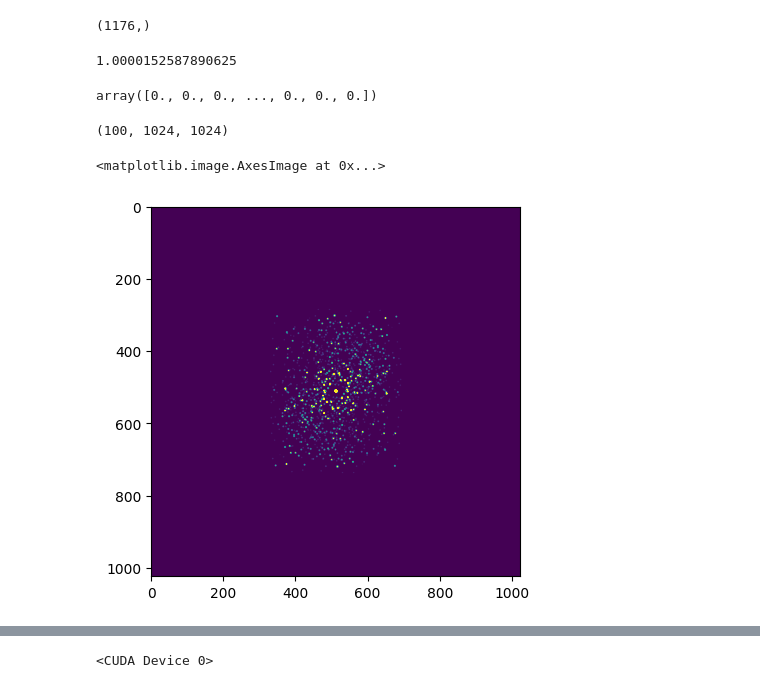
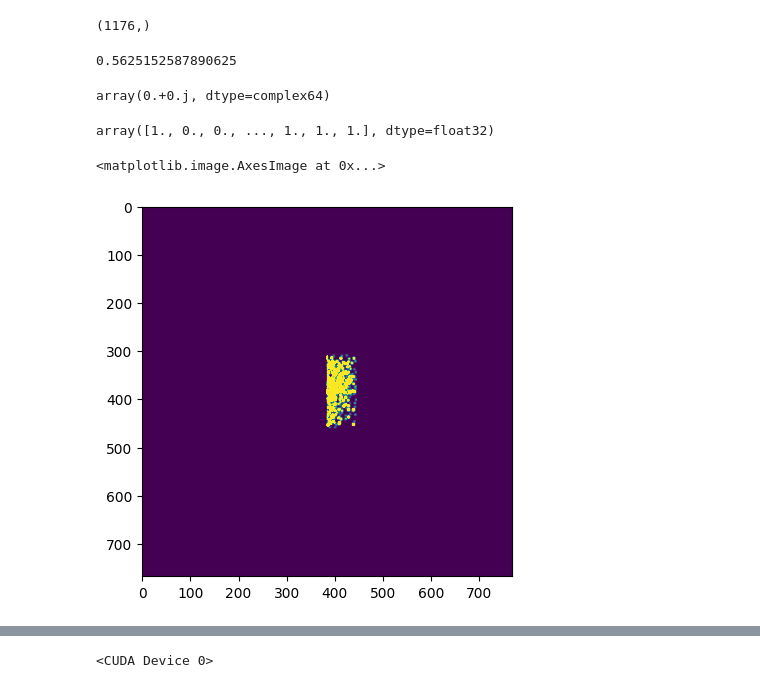
Before and after one commit to peijin94/FastMediumWell, a Jupyter notebook: griddingTest.ipynb, the cells around one changed output, grey strips where cells are left out. Saved outputs shown, nothing was run; the diff lists cells and outputs as text; code cells hidden in the pictures.

Commit message:
image better

```diff
--- a/griddingTest.ipynb
+++ b/griddingTest.ipynb
@@ -42,10 +45,10 @@ v_inp = uvw_this_scan[1,:]
 I_real = stokes_I_this_scan.real
 I_imag = stokes_I_this_scan.imag
 
-image_size = 512
-cell =  90 # asec
+image_size = 256
+cell =  60 # asec
 
-nx = np.int32(2*image_size)
+nx = np.int32(3*image_size)
 n_offset = np.int32((nx-image_size)/2)
 arc2rad = np.float32(np.pi / 180. / 3600.)
 
@@ -135,11 +139,4 @@ u_inp.shape
 import sys
 sys.getsizeof(d_grd.get())/8/1024/1024 # MB  per 256*256 complex64
 # %% [output]
-1.0000152587890625
+0.5625152587890625
-# %%
-batch_vis = 100
-
-# reorder the vis
-(uvw[0,:]).reshape(100,1176).T.flatten()
-# %% [output]
-array([0., 0., 0., ..., 0., 0., 0.])
@@ -175,4 +173,13 @@ griddingFunBatch = griddingSimple.get_function("SimpleGriddingBatch")
 # %%
 batch_vis
-d_flag = cupy.asarray(flag_I, dtype=cupy.bool_)
+d_flag = cupy.asarray(flag_I, dtype=cupy.float32)
+
+d_grd_3d[50,nx//2,nx//2]
+# %% [output]
+array(0.+0.j, dtype=complex64)
+# %%
+
+d_flag
+# %% [output]
+array([1., 0., 0., ..., 1., 1., 1.], dtype=float32)
 # %%
@@ -187,6 +192,2 @@ for n in range(10):
 cupy.cuda.Device().synchronize()
-# %%
-d_grd_3d.shape
-# %% [output]
-(100, 1024, 1024)
 # %%
@@ -197,8 +200,8 @@ new_d_grd_3d[cupy.abs(d_grd_3d)==0]=cupy.flip(
 # %%
-plt.imshow(np.abs(new_d_grd_3d[9,:,:]).get(),vmax=1e6)
+plt.imshow(np.abs(d_grd_3d[8,:,:]).get(),vmax=30e3)
 # %% [output]
 <matplotlib.image.AxesImage at 0x...>
-[figure, old version]
+[figure, new version]
 # %%
 mask_center  = cupy.ones_like(d_grd_3d[0,:,:],dtype=cupy.float32)
 xx,yy = cupy.meshgrid(cupy.arange(nx),cupy.arange(nx))
```
Also changed, not shown: parts of 21 cells of this notebook, 2 other files.
